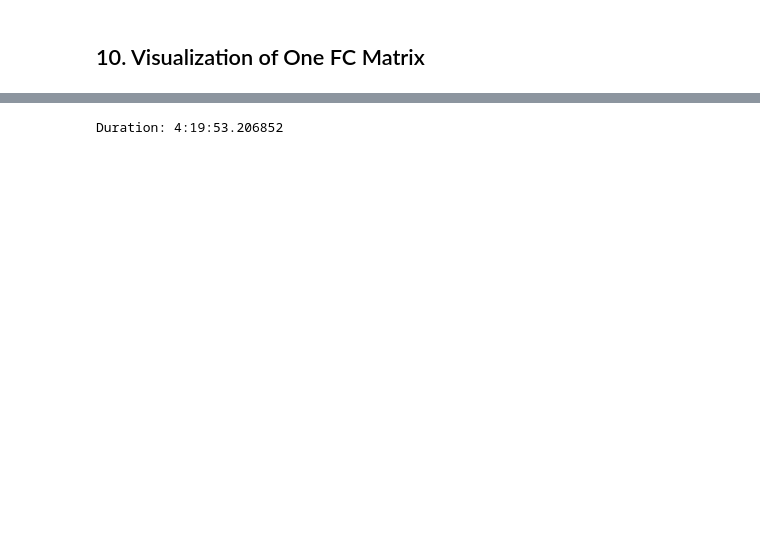
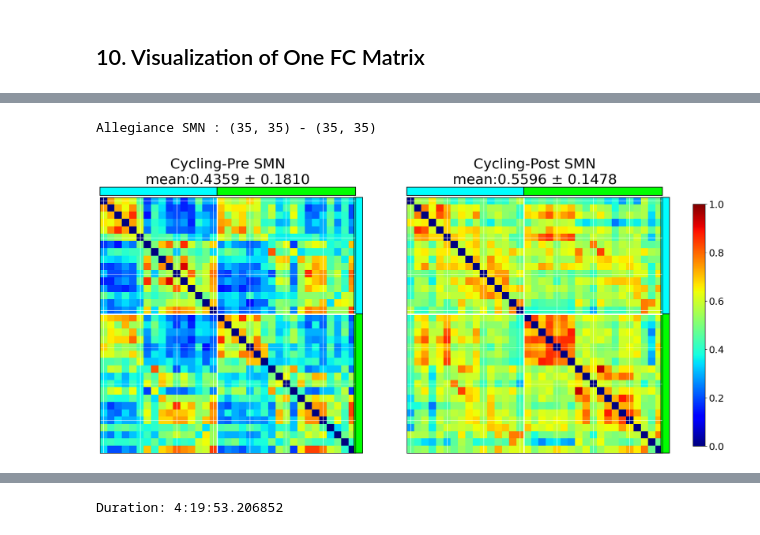
Before and after one commit to ismailukman/scifes, a Jupyter notebook: SCIFES_Multilayer_by_TPs.ipynb, the cells around one changed output, grey strips where cells are left out. Cells and saved outputs as stored; diff of their text form; code cells hidden in the pictures; blank space fills up the shorter version.

```diff
--- a/SCIFES_Multilayer_by_TPs.ipynb
+++ b/SCIFES_Multilayer_by_TPs.ipynb
@@ -596,0 +758,7 @@ Saved /Users/ismaila/Documents/C-Codes/SCI_FES_GraphAnalysis/sci_data/SCI/fc/cor
+# %%
+s_idx = 3                 # 0-based; e.g., the 4th set out of 24
+A = allegiance[s_idx]     # (200, 200) allegiance matrix for set s_idx
+I = integration[s_idx]    # (200,)   integration vector (per node)
+R = recruitment[s_idx]    # (200,)   recruitment vector (per node)
+
+print(f'Shape of index {s_idx}: allegiance-{A.shape}; recruitment-{R.shape}; integration-{I.shape} ')
@@ -596,0 +993,59 @@ Saved /Users/ismaila/Documents/C-Codes/SCI_FES_GraphAnalysis/sci_data/SCI/fc/cor
+# %%
+x_alg_SMN_c, z_alg_SMN_c = extract_smn_block(A_sel1, A_sel2)
+alg_smn_a = x_alg_SMN_c
+alg_smn_b = z_alg_SMN_c
+
+alg_smn_a = np.nan_to_num(alg_smn_a, nan=0)
+alg_smn_b = np.nan_to_num(alg_smn_b, nan=0)
+# %% [output]
+Allegiance SMN : (35, 35) - (35, 35)
+# %%
+from matplotlib import patches  # add if not already imported
+
+cmap = 'jet'
+fig, axs = plt.subplots(1, 2, figsize=(20, 10))
+
+# Plot matrices
+im1 = axs[0].matshow(alg_smn_a, vmin=0, vmax=1, cmap=cmap)
+axs[0].set_title(f'{grp_label1} SMN\nmean:{np.mean(alg_smn_a):.4f} ± {np.std(alg_smn_a):.4f}', fontsize=26, y=1.04)
+
+im2 = axs[1].matshow(alg_smn_b, vmin=0, vmax=1, cmap=cmap)
+axs[1].set_title(f'{grp_label2} SMN\nmean:{np.mean(alg_smn_b):.4f} ± {np.std(alg_smn_b):.4f}', fontsize=26, y=1.04)
+
+# Common styling
+for ax in axs:
+    ax.tick_params(axis='both', which='both', bottom=False, top=False, left=False, right=False,
+                   labeltop=False, labelleft=False)
+    ax.grid(color='white', linestyle='-', linewidth=0.7)
+
+    # --- Add top and right side blocks to subdivide 35 into 16 (cyan) + 19 (lemon) ---
+    xmin, xmax, ymin, ymax = ax.axis()
+    h = (ymax - ymin) / 30.0
+    space = h / 5.0
+    top_y = ymax + space
+    right_x = xmax + space
+
+    # Top bars (over x)
+    ax.add_patch(patches.Rectangle((-0.5, top_y), 16, h, facecolor='cyan', edgecolor='k',
+                                   linewidth=1.2, clip_on=False))
+    ax.add_patch(patches.Rectangle((15.5, top_y), 19, h, facecolor='lime', edgecolor='k',
+                                   linewidth=1.2, clip_on=False))
+
+    # Right bars (over y)
+    w = (xmax - xmin) / 30.0
+    ax.add_patch(patches.Rectangle((right_x, -0.5), w, 16, facecolor='cyan', edgecolor='k',
+                                   linewidth=1.2, clip_on=False))
+    ax.add_patch(patches.Rectangle((right_x, 15.5), w, 19, facecolor='lime', edgecolor='k',
+                                   linewidth=1.2, clip_on=False))
+
+    # Optional: draw separating lines at 16 boundary
+    ax.axvline(15.5, color='white', linewidth=2)
+    ax.axhline(15.5, color='white', linewidth=2)
+
+# Single colorbar
+cbar = fig.colorbar(im2, ax=axs, orientation='vertical', fraction=0.02, shrink=0.85)
+cbar.ax.tick_params(labelsize=18)
+
+plt.show()
+# %% [output]
+[figure, added]
```
Also changed, not shown: parts of 31 cells of this notebook.
